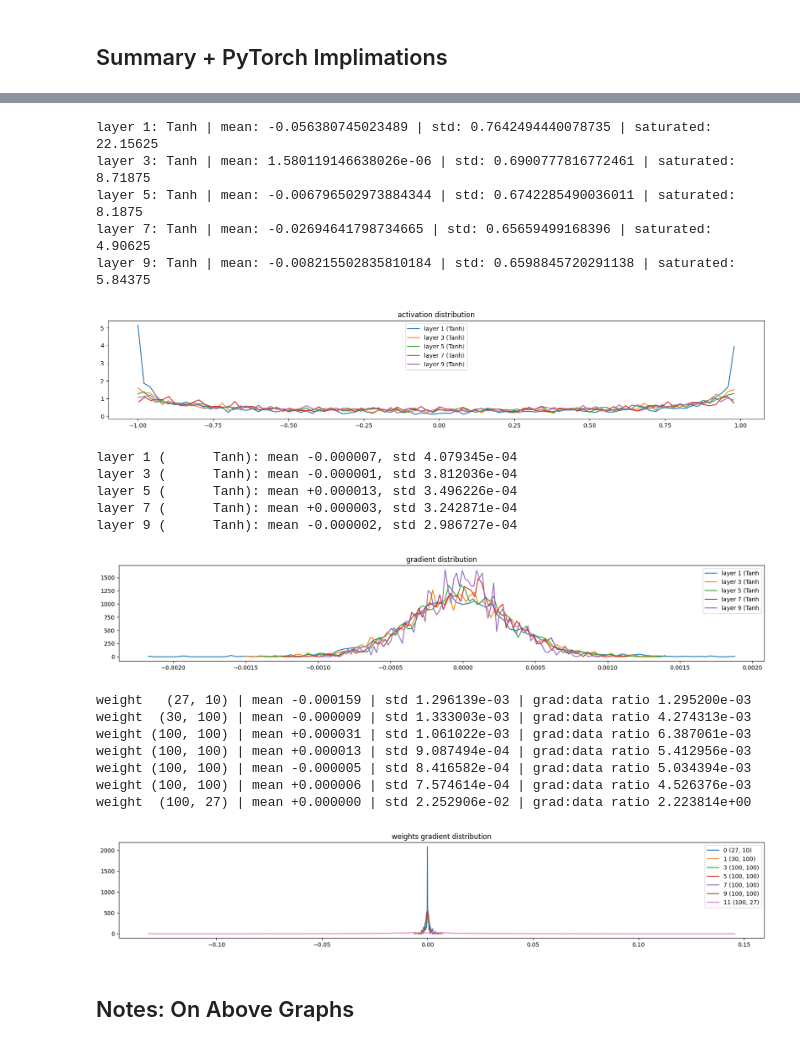
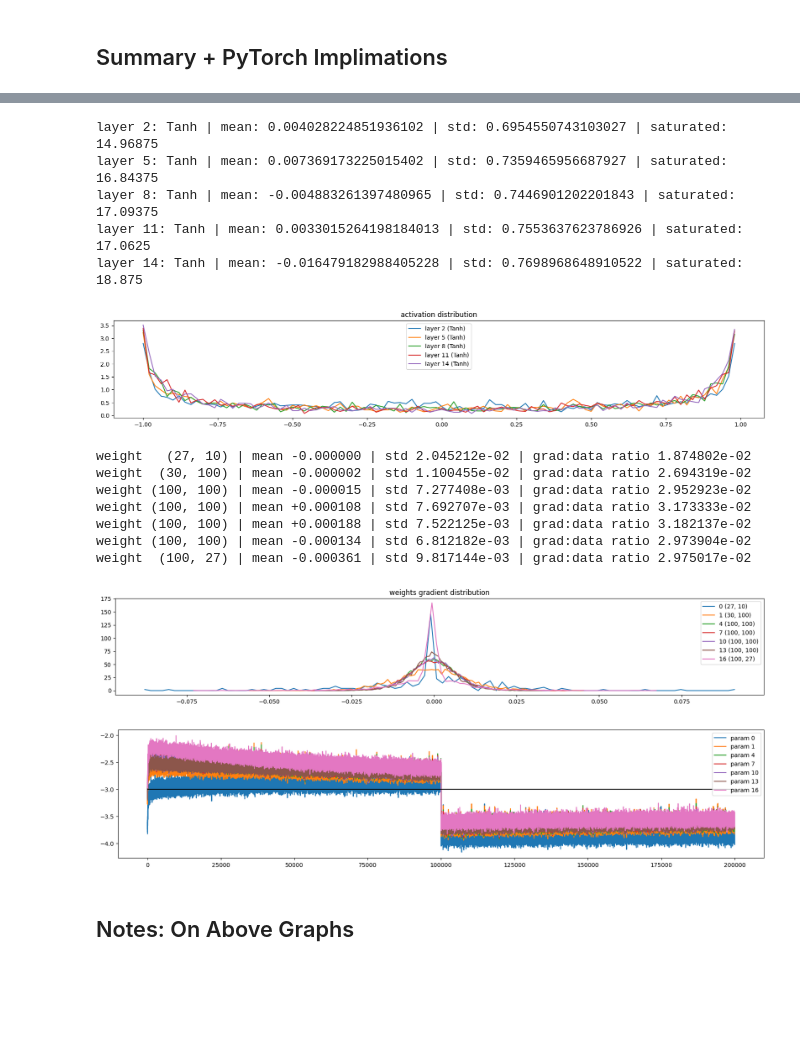
Before and after one commit to shushankai/makemore, a Jupyter notebook: makemore3.ipynb, the cells around one changed output, grey strips where cells are left out. Cells and saved outputs as stored; diff of their text form; code cells hidden in the pictures; blank space fills up the shorter version.

```diff
--- a/makemore3.ipynb
+++ b/makemore3.ipynb
@@ -540,7 +544,7 @@ with torch.no_grad():
     # pass the training set
     emb = C[Xtr]
     embcat = emb.view(emb.shape[0], -1)
-    hpreact = embcat @ W1 + b1
+    hpreact = embcat @ W1
     # measure the mean/std over the entire datset
     bnmean = hpreact.mean(0, keepdim=True)
     bnstd = hpreact.std(0, keepdim=True)
@@ -725,7 +737,7 @@ batch_size = 32
 lossi = []
 
 g = torch.Generator().manual_seed(SEED)
-
+ud = []
 
 for i in range(max_step):
     # min_batch
@@ -744,8 +756,8 @@ for i in range(max_step):
     loss = F.cross_entropy(x, Yb)
 
     # backward pass
-    for layer in layers:
-        layer.out.retain_grad() # AFTER_DEBUG: remove after debuging
+    # for layer in layers:
+    #     layer.out.retain_grad() # AFTER_DEBUG: remove after debuging
     for p in parameters:
         p.grad = None
     loss.backward()
@@ -760,6 +772,9 @@ for i in range(max_step):
         print(f'{i:7d}/{max_steps:7d}: {loss.item():.4f}')
 
     lossi.append(loss.log10().item())
+    with torch.no_grad():
+        ud.append([((lr*p.grad).std() / p.data.std()).log10().item() for p in parameters])
 
-    break # AFTER_DEBUG: remove after debuging
+    # if i > 1000:
+    #     break # AFTER_DEBUG: remove after debuging
 # %% [output]
@@ -788,63 +822,61 @@ def plot_gradInfo():
       if isinstance(layer, Tanh):
         t = layer.out.grad
         print('layer %d (%10s): mean %+f, std %e' % (i, layer.__class__.__name__, t.mean(), t.std()))
         hy, hx = torch.histogram(t, density=True)
         plt.plot(hx[:-1].detach(), hy.detach())
         legends.append(f'layer {i} ({layer.__class__.__name__}')
     plt.legend(legends);
     plt.title('gradient distribution')
     plt.show();
 
 
 # visualize histograms
 def plot_parametersInfo1():
     plt.figure(figsize=(20, 3)) # width and height of the plot
     legends = []
     for i,p in enumerate(parameters):
         t = p.grad
         if p.ndim == 2:
             print('weight %10s | mean %+f | std %e | grad:data ratio %e' % (tuple(p.shape), t.mean(), t.std(), t.std() / p.std()))
             hy, hx = torch.histogram(t, density=True)
             plt.plot(hx[:-1].detach(), hy.detach())
             legends.append(f'{i} {tuple(p.shape)}')
         plt.legend(legends)
         plt.title('weights gradient distribution')
     plt.show();
 
-# def plot_parametersInfo2():
-#     plt.figure(figsize=(20, 4))
-#     legends = []
-#     for i,p in enumerate(parameters):
-#     if p.ndim == 2:
-#         plt.plot([ud[j][i] for j in range(len(ud))])
-#         legends.append('param %d' % i)
-#     plt.plot([0, len(ud)], [-3, -3], 'k') # these ratios should be ~1e-3, indicate on plot
-#     plt.legend(legends);
+def plot_parametersInfo2():
+    plt.figure(figsize=(20, 4))
+    legends = []
+    for i,p in enumerate(parameters):
+        if p.ndim == 2:
+            plt.plot([ud[j][i] for j in range(len(ud))])
+            legends.append('param %d' % i)
+    plt.plot([0, len(ud)], [-3, -3], 'k') # these ratios should be ~1e-3, indicate on plot
+    plt.legend(legends);
+    plt.show();
+
 
 plot_outInfo()
-plot_gradInfo()
+# plot_gradInfo()
 plot_parametersInfo1()
+plot_parametersInfo2()
 # %% [output]
-layer 1: Tanh | mean: -0.056380745023489 | std: 0.7642494440078735 | saturated: 22.15625
-layer 3: Tanh | mean: 1.580119146638026e-06 | std: 0.6900777816772461 | saturated: 8.71875
-layer 5: Tanh | mean: -0.006796502973884344 | std: 0.6742285490036011 | saturated: 8.1875
-layer 7: Tanh | mean: -0.02694641798734665 | std: 0.65659499168396 | saturated: 4.90625
-layer 9: Tanh | mean: -0.008215502835810184 | std: 0.6598845720291138 | saturated: 5.84375
+layer 2: Tanh | mean: 0.004028224851936102 | std: 0.6954550743103027 | saturated: 14.96875
+layer 5: Tanh | mean: 0.007369173225015402 | std: 0.7359465956687927 | saturated: 16.84375
+layer 8: Tanh | mean: -0.004883261397480965 | std: 0.7446901202201843 | saturated: 17.09375
+layer 11: Tanh | mean: 0.0033015264198184013 | std: 0.7553637623786926 | saturated: 17.0625
+layer 14: Tanh | mean: -0.016479182988405228 | std: 0.7698968648910522 | saturated: 18.875
-[figure, old version]
+[figure, new version]
-layer 1 (      Tanh): mean -0.000007, std 4.079345e-04
-layer 3 (      Tanh): mean -0.000001, std 3.812036e-04
-layer 5 (      Tanh): mean +0.000013, std 3.496226e-04
-layer 7 (      Tanh): mean +0.000003, std 3.242871e-04
-layer 9 (      Tanh): mean -0.000002, std 2.986727e-04
+weight   (27, 10) | mean -0.000000 | std 2.045212e-02 | grad:data ratio 1.874802e-02
+weight  (30, 100) | mean -0.000002 | std 1.100455e-02 | grad:data ratio 2.694319e-02
+weight (100, 100) | mean -0.000015 | std 7.277408e-03 | grad:data ratio 2.952923e-02
+weight (100, 100) | mean +0.000108 | std 7.692707e-03 | grad:data ratio 3.173333e-02
+weight (100, 100) | mean +0.000188 | std 7.522125e-03 | grad:data ratio 3.182137e-02
+weight (100, 100) | mean -0.000134 | std 6.812182e-03 | grad:data ratio 2.973904e-02
+weight  (100, 27) | mean -0.000361 | std 9.817144e-03 | grad:data ratio 2.975017e-02
-[figure, old version]
+[figure, new version]
-weight   (27, 10) | mean -0.000159 | std 1.296139e-03 | grad:data ratio 1.295200e-03
-weight  (30, 100) | mean -0.000009 | std 1.333003e-03 | grad:data ratio 4.274313e-03
-weight (100, 100) | mean +0.000031 | std 1.061022e-03 | grad:data ratio 6.387061e-03
-weight (100, 100) | mean +0.000013 | std 9.087494e-04 | grad:data ratio 5.412956e-03
-weight (100, 100) | mean -0.000005 | std 8.416582e-04 | grad:data ratio 5.034394e-03
-weight (100, 100) | mean +0.000006 | std 7.574614e-04 | grad:data ratio 4.526376e-03
-weight  (100, 27) | mean +0.000000 | std 2.252906e-02 | grad:data ratio 2.223814e+00
-[figure, old version]
+[figure, new version]
 # %% [markdown]
 ## Notes: On Above Graphs
 # %% [markdown]
```
Also changed, not shown: parts of 15 cells of this notebook.
